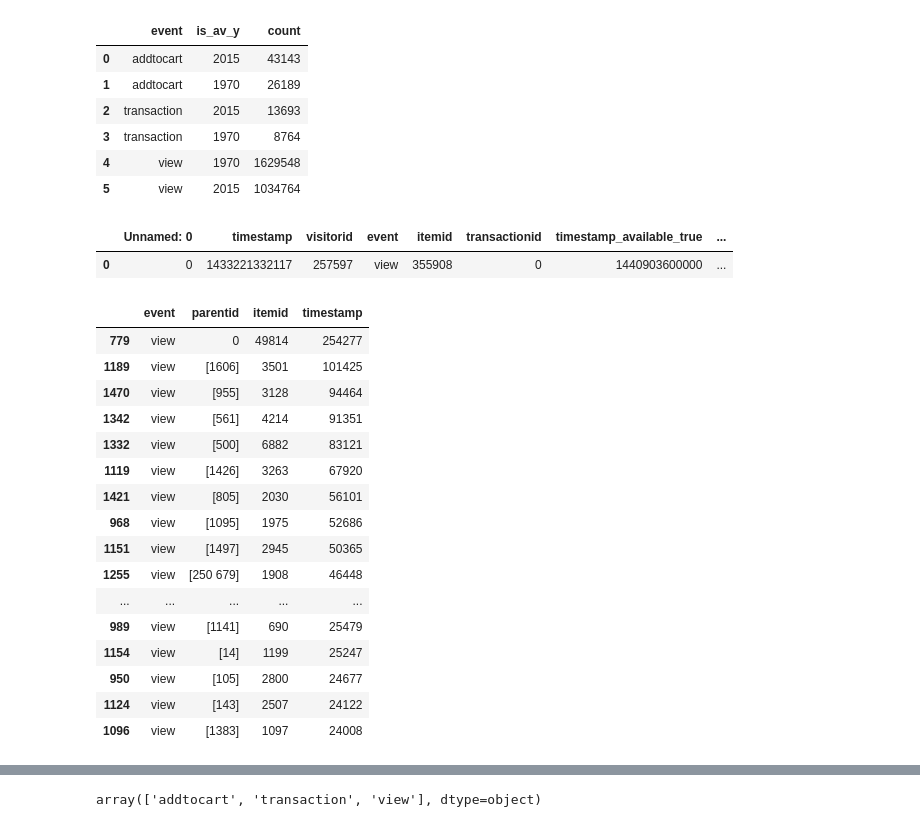
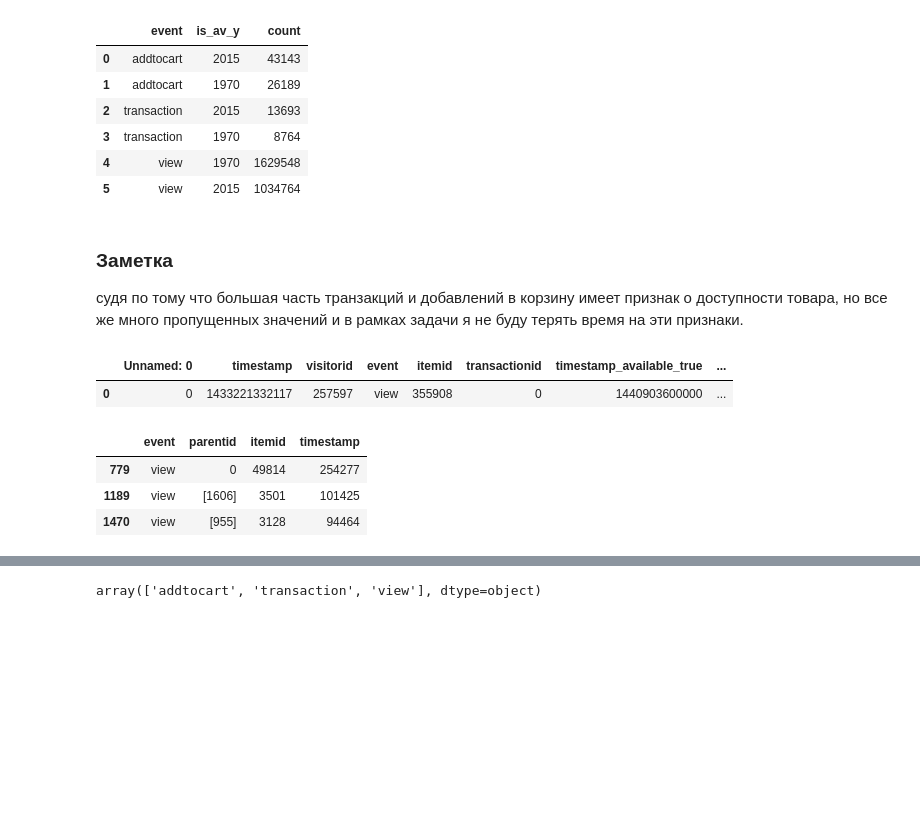
Before and after one commit to AndreyProkofiev/mle-pr-final, a Jupyter notebook: notebooks/eda.ipynb, the cells around one changed output, grey strips where cells are left out. Cells and saved outputs as stored; diff of their text form; code cells hidden in the pictures; blank space fills up the shorter version.

```diff
--- a/notebooks/eda.ipynb
+++ b/notebooks/eda.ipynb
@@ -629,6 +551,9 @@ merged.groupby('event', as_index=0)['is_av_y'].value_counts()
 | 3 | transaction | 1970 | 8764 |
 | 4 | view | 1970 | 1629548 |
 | 5 | view | 2015 | 1034764 |
+# %% [markdown]
+### Заметка
+судя по тому что большая часть транзакций и добавлений в корзину имеет признак о доступности товара, но все же много пропущенных значений и в рамках задачи я не буду терять время на эти признаки.
 # %%
 merged.head(1)
 # %% [output]
@@ -639,23 +564,10 @@ merged['parentid']=merged['parentid'].astype(str)
 # %%
 category_events = merged.groupby(['event','parentid'], as_index=0).agg({'itemid':'nunique','timestamp': 'count'})
 # %%
-category_events[category_events['event']=="view"].sort_values('timestamp', ascending=0)[0:30]
+category_events[category_events['event']=="view"].sort_values('timestamp', ascending=0)[0:3]
 # %% [output]
 |  | event | parentid | itemid | timestamp |
 | 779 | view | 0 | 49814 | 254277 |
 | 1189 | view | [1606] | 3501 | 101425 |
 | 1470 | view | [955] | 3128 | 94464 |
-| 1342 | view | [561] | 4214 | 91351 |
-| 1332 | view | [500] | 6882 | 83121 |
-| 1119 | view | [1426] | 3263 | 67920 |
-| 1421 | view | [805] | 2030 | 56101 |
-| 968 | view | [1095] | 1975 | 52686 |
-| 1151 | view | [1497] | 2945 | 50365 |
-| 1255 | view | [250 679] | 1908 | 46448 |
-| ... | ... | ... | ... | ... |
-| 989 | view | [1141] | 690 | 25479 |
-| 1154 | view | [14] | 1199 | 25247 |
-| 950 | view | [105] | 2800 | 24677 |
-| 1124 | view | [143] | 2507 | 24122 |
-| 1096 | view | [1383] | 1097 | 24008 |
 # %%
```
Also changed, not shown: parts of 22 cells of this notebook, 1 other file.
